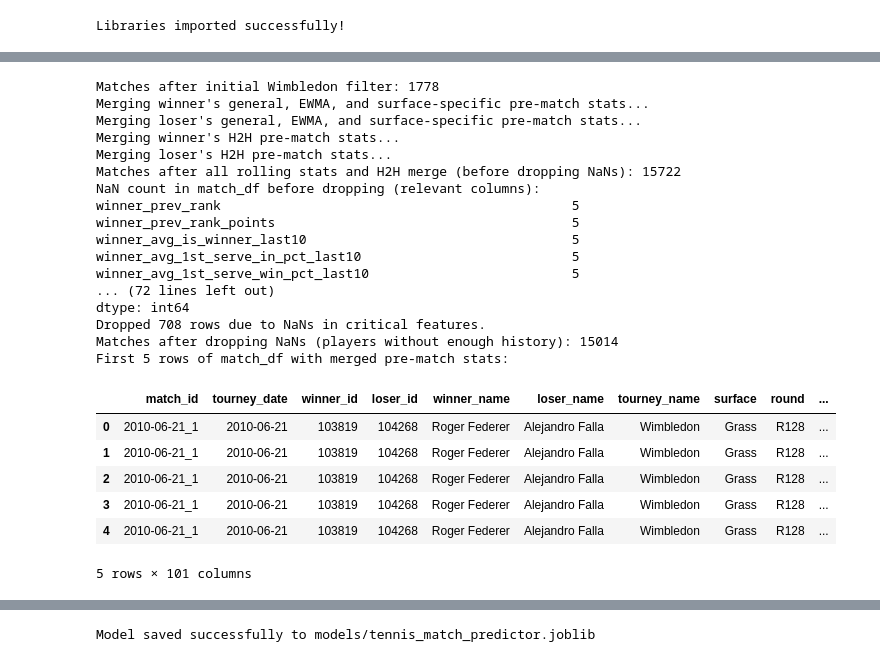
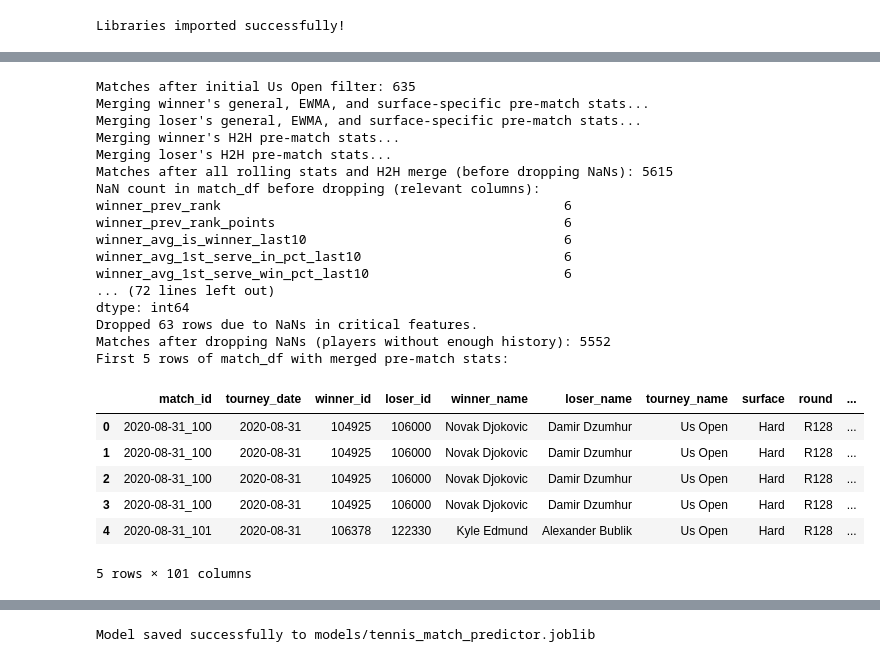
Before and after one commit to NikhilVankayala/TennisForcaster, a Jupyter notebook: notebooks/eda.ipynb, the cells around one changed output, grey strips where cells are left out. Cells and saved outputs as stored; diff of their text form; code cells hidden in the pictures.

Commit message:
Changes made for us open

```diff
--- a/notebooks/eda.ipynb
+++ b/notebooks/eda.ipynb
@@ -594,19 +594,19 @@ player_avg_break_pct_on_surface_last10                      3192
 player_ewma_break_pct_on_surface_span10                     3192
 dtype: int64
 # %%
-# Cell 5: Filter for Wimbledon and Merge Rolling Stats Back to Match Data
+# Cell 5: Filter for us open and Merge Rolling Stats Back to Match Data
 
-# Filter only Wimbledon matches from the original df_all
-df_wimbledon = df_all[df_all['tourney_name'] == 'Wimbledon'].copy()
+# Filter only us open matches from the original df_all
+df_usopen = df_all[df_all['tourney_name'] == 'Us Open'].copy()
 
 # Ensure unique match identifier - using tourney_date and match_num as match_id
-df_wimbledon['match_id'] = df_wimbledon['tourney_date'].astype(str) + '_' + df_wimbledon['match_num'].astype(str)
+df_usopen['match_id'] = df_usopen['tourney_date'].astype(str) + '_' + df_usopen['match_num'].astype(str)
 
 # Select relevant match columns for merging
-match_df = df_wimbledon[['match_id', 'tourney_date', 'winner_id', 'loser_id',
+match_df = df_usopen[['match_id', 'tourney_date', 'winner_id', 'loser_id',
                          'winner_name', 'loser_name', 'tourney_name', 'surface', 'round']].copy()
 
-print(f"Matches after initial Wimbledon filter: {len(df_wimbledon)}")
+print(f"Matches after initial Us Open filter: {len(df_usopen)}")
 
 # Define columns to merge from player_df for general, EWMA, surface-specific, and NEW stats
 cols_to_merge_player_prefix = [
@@ -739,47 +739,47 @@ critical_features_check = [
 for col_base in ROLLING_DERIVED_COLS[:2]: # Example: just take first 2 to keep list manageable
     critical_features_check.append(f'winner_avg_{col_base}_last{ROLLING_WINDOW}')
     critical_features_check.append(f'loser_avg_{col_base}_last{ROLLING_WINDOW}')
     critical_features_check.append(f'winner_ewma_{col_base}_span{EWMA_SPAN}')
     critical_features_check.append(f'loser_ewma_{col_base}_span{EWMA_SPAN}')
     critical_features_check.append(f'winner_avg_{col_base}_on_surface_last{ROLLING_WINDOW}')
     critical_features_check.append(f'loser_avg_{col_base}_on_surface_last{ROLLING_WINDOW}')
     critical_features_check.append(f'winner_ewma_{col_base}_on_surface_span{EWMA_SPAN}')
     critical_features_check.append(f'loser_ewma_{col_base}_on_surface_span{EWMA_SPAN}')
 
 
 # Check for NaNs in critical features BEFORE dropping
 print(f"\nNaNs in critical features before dropping:\n{match_df[critical_features_check].isnull().sum()}")
 
 initial_len_match_df = len(match_df)
 match_df = match_df.dropna(subset=critical_features_check)
 print(f"Dropped {initial_len_match_df - len(match_df)} rows due to NaNs in critical features.")
 print(f"Matches after dropping NaNs (players without enough history): {len(match_df)}")
 print("First 5 rows of match_df with merged pre-match stats:")
 display(match_df.head())
 # %% [output]
-Matches after initial Wimbledon filter: 1778
+Matches after initial Us Open filter: 635
 Merging winner's general, EWMA, and surface-specific pre-match stats...
 Merging loser's general, EWMA, and surface-specific pre-match stats...
 Merging winner's H2H pre-match stats...
 Merging loser's H2H pre-match stats...
-Matches after all rolling stats and H2H merge (before dropping NaNs): 15722
+Matches after all rolling stats and H2H merge (before dropping NaNs): 5615
 NaN count in match_df before dropping (relevant columns):
-winner_prev_rank                                             5
-winner_prev_rank_points                                      5
-winner_avg_is_winner_last10                                  5
-winner_avg_1st_serve_in_pct_last10                           5
-winner_avg_1st_serve_win_pct_last10                          5
+winner_prev_rank                                            6
+winner_prev_rank_points                                     6
+winner_avg_is_winner_last10                                 6
+winner_avg_1st_serve_in_pct_last10                          6
+winner_avg_1st_serve_win_pct_last10                         6
 ... (72 lines left out)
 dtype: int64
-Dropped 708 rows due to NaNs in critical features.
-Matches after dropping NaNs (players without enough history): 15014
+Dropped 63 rows due to NaNs in critical features.
+Matches after dropping NaNs (players without enough history): 5552
 First 5 rows of match_df with merged pre-match stats:
 |  | match_id | tourney_date | winner_id | loser_id | winner_name | loser_name | tourney_name | surface | round | ... |
-| 0 | 2010-06-21_1 | 2010-06-21 | 103819 | 104268 | Roger Federer | Alejandro Falla | Wimbledon | Grass | R128 | ... |
-| 1 | 2010-06-21_1 | 2010-06-21 | 103819 | 104268 | Roger Federer | Alejandro Falla | Wimbledon | Grass | R128 | ... |
-| 2 | 2010-06-21_1 | 2010-06-21 | 103819 | 104268 | Roger Federer | Alejandro Falla | Wimbledon | Grass | R128 | ... |
-| 3 | 2010-06-21_1 | 2010-06-21 | 103819 | 104268 | Roger Federer | Alejandro Falla | Wimbledon | Grass | R128 | ... |
-| 4 | 2010-06-21_1 | 2010-06-21 | 103819 | 104268 | Roger Federer | Alejandro Falla | Wimbledon | Grass | R128 | ... |
+| 0 | 2020-08-31_100 | 2020-08-31 | 104925 | 106000 | Novak Djokovic | Damir Dzumhur | Us Open | Hard | R128 | ... |
+| 1 | 2020-08-31_100 | 2020-08-31 | 104925 | 106000 | Novak Djokovic | Damir Dzumhur | Us Open | Hard | R128 | ... |
+| 2 | 2020-08-31_100 | 2020-08-31 | 104925 | 106000 | Novak Djokovic | Damir Dzumhur | Us Open | Hard | R128 | ... |
+| 3 | 2020-08-31_100 | 2020-08-31 | 104925 | 106000 | Novak Djokovic | Damir Dzumhur | Us Open | Hard | R128 | ... |
+| 4 | 2020-08-31_101 | 2020-08-31 | 106378 | 122330 | Kyle Edmund | Alexander Bublik | Us Open | Hard | R128 | ... |
 5 rows × 101 columns
 # %%
 # Cell 6: Data Preparation for Model Training (Balancing and Feature Transformation)
```
Also changed, not shown: parts of 5 cells of this notebook.
